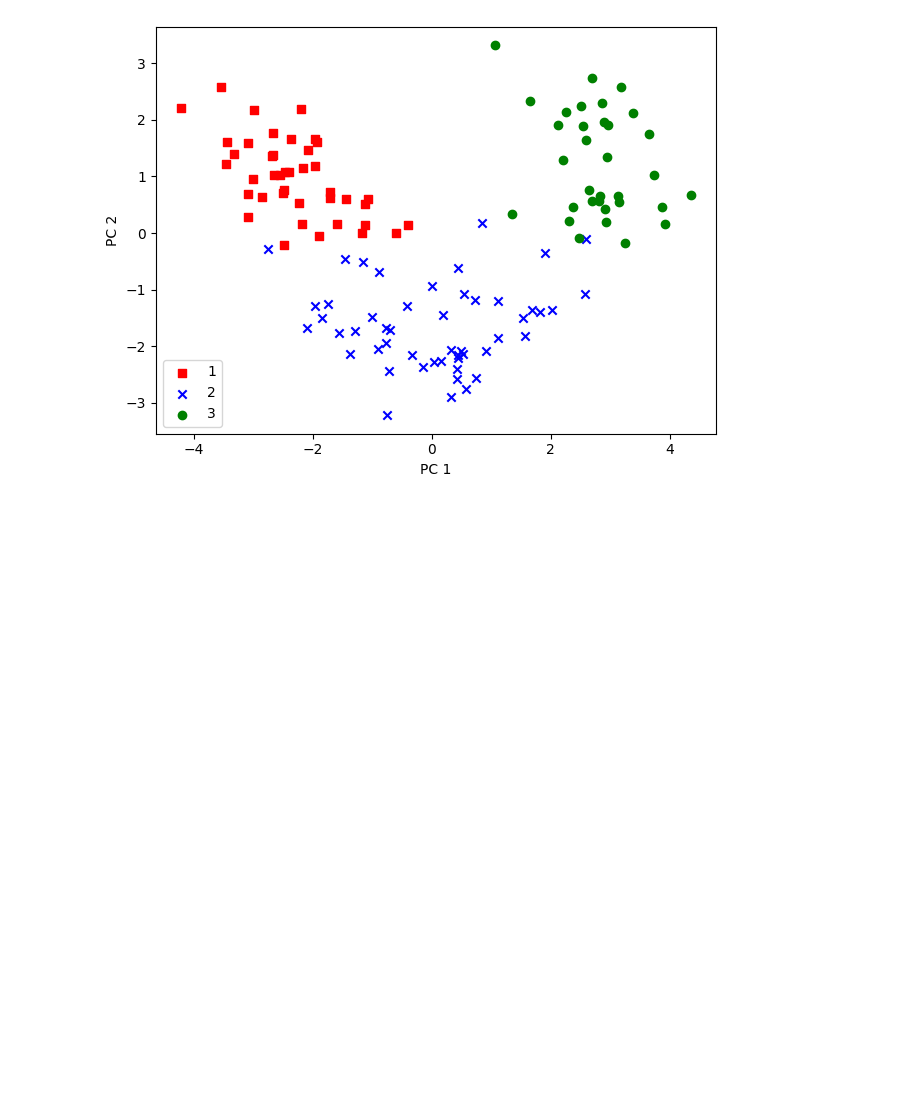
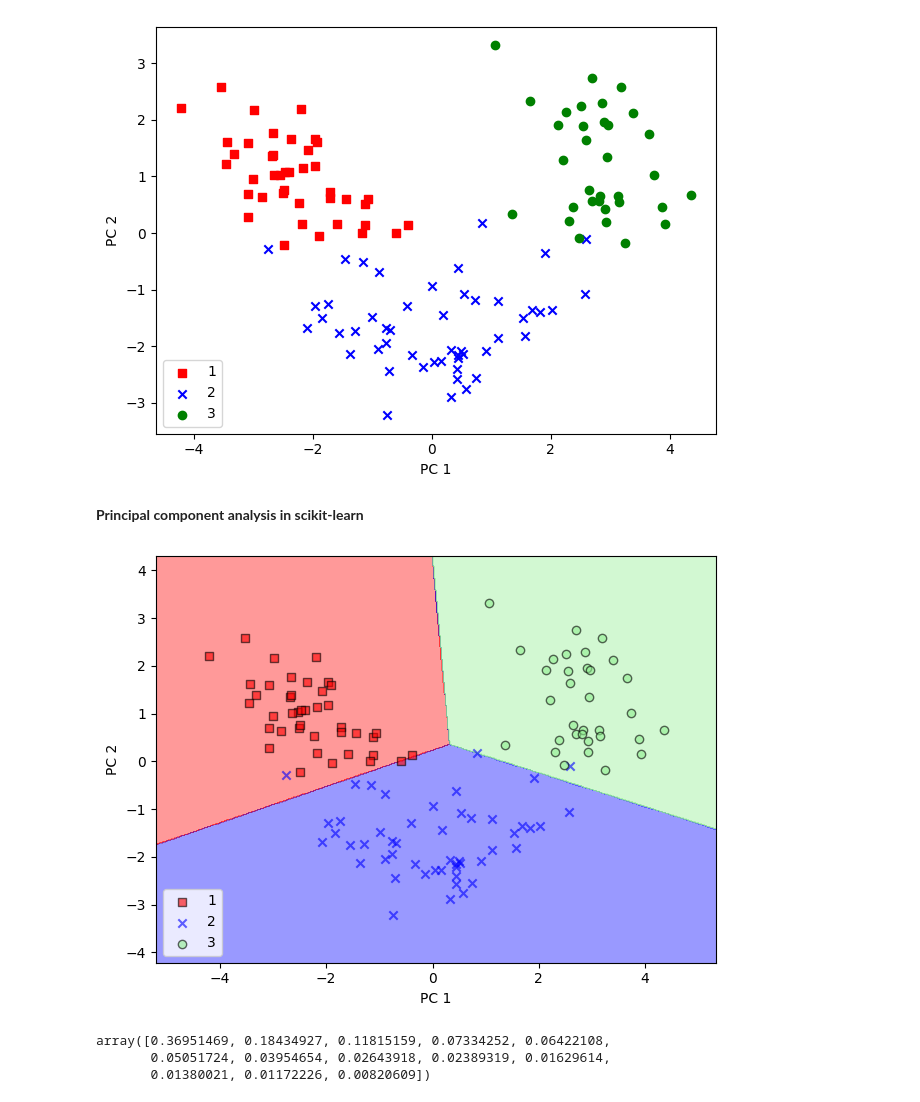
Before and after one commit to nargesghan/cs_internship_journey, a Jupyter notebook: Dimensionality Reduction/Compressing_Data_via_Dimensionality_Reduction.ipynb, the cells around one changed output. Saved outputs shown, nothing was run; the diff lists cells and outputs as text; code cells hidden in the pictures; blank space fills up the shorter version.

Commit message:
add pca transformer from scikit learn

```diff
--- a/Dimensionality Reduction/Compressing_Data_via_Dimensionality_Reduction.ipynb
+++ b/Dimensionality Reduction/Compressing_Data_via_Dimensionality_Reduction.ipynb
@@ -87,3 +87,5 @@ plt.tight_layout()
 plt.show()
 # %% [output]
 [figure]
+# %% [markdown]
+**Principal component analysis in scikit-learn**
@@ -89,0 +115,33 @@ plt.show()
+# %%
+from sklearn.linear_model import LogisticRegression
+from sklearn.decomposition import PCA
+
+
+#initialize PCA transformer and logistic regession estimator
+
+pca=PCA(n_components=2)
+lr=LogisticRegression(multi_class='ovr', random_state=1, solver='lbfgs')
+
+#dimentionality reduction:
+X_train_pca=pca.fit_transform(X_train_std)
+X_test_pca=pca.transform(X_test_std)
+
+#fitting the lr model on the reduced dataset
+
+lr.fit(X_train_pca, y_train)
+plot_decision_regions(X_train_pca, y_train, classifier=lr)
+plt.xlabel('PC 1')
+plt.ylabel('PC 2')
+plt.legend(loc='lower left')
+plt.tight_layout()
+plt.show()
+# %% [output]
+[figure, added]
+# %%
+pca = PCA(n_components=None)
+X_train_pca = pca.fit_transform(X_train_std)
+pca.explained_variance_ratio_
+# %% [output]
+array([0.36951469, 0.18434927, 0.11815159, 0.07334252, 0.06422108,
+       0.05051724, 0.03954654, 0.02643918, 0.02389319, 0.01629614,
+       0.01380021, 0.01172226, 0.00820609])
```
Also changed, not shown: parts of 3 cells of this notebook.
